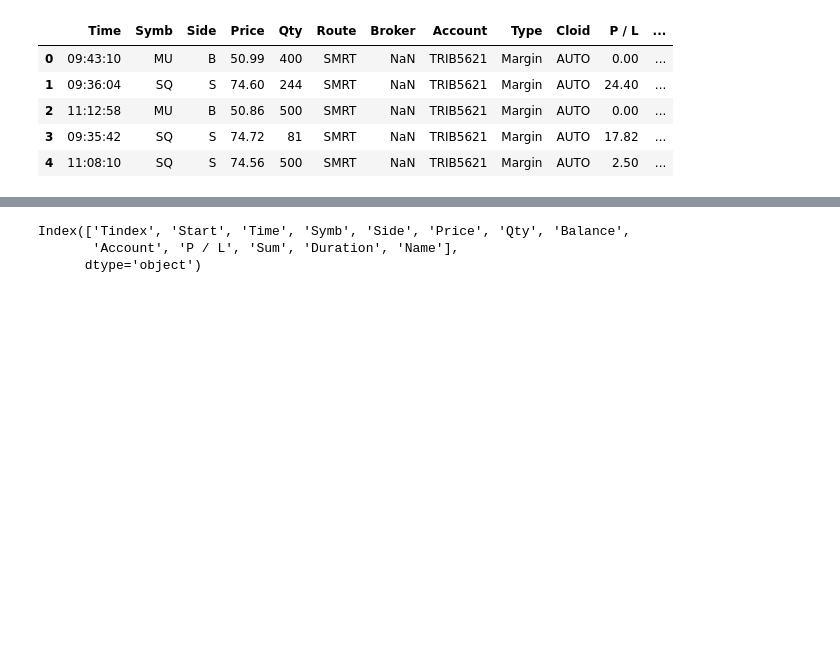
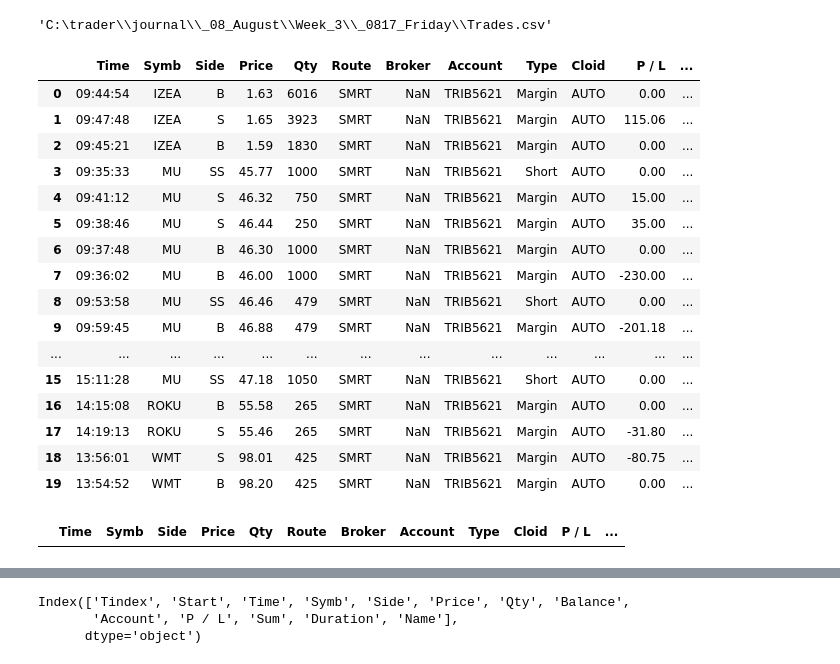
Before and after one commit to MikePia/structjour, a Jupyter notebook: trade.ipynb, the cells around one changed output, grey strips where cells are left out. Saved outputs shown, nothing was run; the diff lists cells and outputs as text; code cells hidden in the pictures; blank space fills up the shorter version.

```diff
--- a/trade.ipynb
+++ b/trade.ipynb
@@ -5,13 +5,35 @@ import pandas as pd
 from IPython.core.display import HTML
 css = open('style-table.css').read() + open('style-notebook.css').read()
 HTML('<style>{}</style>'.format(css))
+# %%
+import os
+tfile = os.path.join("C:\\trader\journal\_08_August\Week_3\_0817_Friday", "Trades.csv")
+tfile="TradesWithHolds.csv"
+#The copied path from file explorer fails
+t=os.path.join("C:\trader\journal\_08_August\Week_3\_0817_Friday", "Trades.csv")
+
+
+t
+# %% [output]
+'C:\trader\\journal\\_08_August\\Week_3\\_0817_Friday\\Trades.csv'
 # %%
-trades = pd.read_csv('Trades.csv')
-trades.head()
+trades = pd.read_csv(tfile)
+trades
 # %% [output]
 |  | Time | Symb | Side | Price | Qty | Route | Broker | Account | Type | Cloid | P / L | ... |
-| 0 | 09:43:10 | MU | B | 50.99 | 400 | SMRT | NaN | TRIB5621 | Margin | AUTO | 0.00 | ... |
-| 1 | 09:36:04 | SQ | S | 74.60 | 244 | SMRT | NaN | TRIB5621 | Margin | AUTO | 24.40 | ... |
-| 2 | 11:12:58 | MU | B | 50.86 | 500 | SMRT | NaN | TRIB5621 | Margin | AUTO | 0.00 | ... |
-| 3 | 09:35:42 | SQ | S | 74.72 | 81 | SMRT | NaN | TRIB5621 | Margin | AUTO | 17.82 | ... |
-| 4 | 11:08:10 | SQ | S | 74.56 | 500 | SMRT | NaN | TRIB5621 | Margin | AUTO | 2.50 | ... |
+| 0 | 09:44:54 | IZEA | B | 1.63 | 6016 | SMRT | NaN | TRIB5621 | Margin | AUTO | 0.00 | ... |
+| 1 | 09:47:48 | IZEA | S | 1.65 | 3923 | SMRT | NaN | TRIB5621 | Margin | AUTO | 115.06 | ... |
+| 2 | 09:45:21 | IZEA | B | 1.59 | 1830 | SMRT | NaN | TRIB5621 | Margin | AUTO | 0.00 | ... |
+| 3 | 09:35:33 | MU | SS | 45.77 | 1000 | SMRT | NaN | TRIB5621 | Short | AUTO | 0.00 | ... |
+| 4 | 09:41:12 | MU | S | 46.32 | 750 | SMRT | NaN | TRIB5621 | Margin | AUTO | 15.00 | ... |
+| 5 | 09:38:46 | MU | S | 46.44 | 250 | SMRT | NaN | TRIB5621 | Margin | AUTO | 35.00 | ... |
+| 6 | 09:37:48 | MU | B | 46.30 | 1000 | SMRT | NaN | TRIB5621 | Margin | AUTO | 0.00 | ... |
+| 7 | 09:36:02 | MU | B | 46.00 | 1000 | SMRT | NaN | TRIB5621 | Margin | AUTO | -230.00 | ... |
+| 8 | 09:53:58 | MU | SS | 46.46 | 479 | SMRT | NaN | TRIB5621 | Short | AUTO | 0.00 | ... |
+| 9 | 09:59:45 | MU | B | 46.88 | 479 | SMRT | NaN | TRIB5621 | Margin | AUTO | -201.18 | ... |
+| ... | ... | ... | ... | ... | ... | ... | ... | ... | ... | ... | ... | ... |
+| 15 | 15:11:28 | MU | SS | 47.18 | 1050 | SMRT | NaN | TRIB5621 | Short | AUTO | 0.00 | ... |
+| 16 | 14:15:08 | ROKU | B | 55.58 | 265 | SMRT | NaN | TRIB5621 | Margin | AUTO | 0.00 | ... |
+| 17 | 14:19:13 | ROKU | S | 55.46 | 265 | SMRT | NaN | TRIB5621 | Margin | AUTO | -31.80 | ... |
+| 18 | 13:56:01 | WMT | S | 98.01 | 425 | SMRT | NaN | TRIB5621 | Margin | AUTO | -80.75 | ... |
+| 19 | 13:54:52 | WMT | B | 98.20 | 425 | SMRT | NaN | TRIB5621 | Margin | AUTO | 0.00 | ... |
@@ -17,0 +72,5 @@ trades.head()
+# %%
+ddf = createDf(trades, 0)
+ddf
+# %% [output]
+|  | Time | Symb | Side | Price | Qty | Route | Broker | Account | Type | Cloid | P / L | ... |
```
Also changed, not shown: parts of 68 cells of this notebook.
